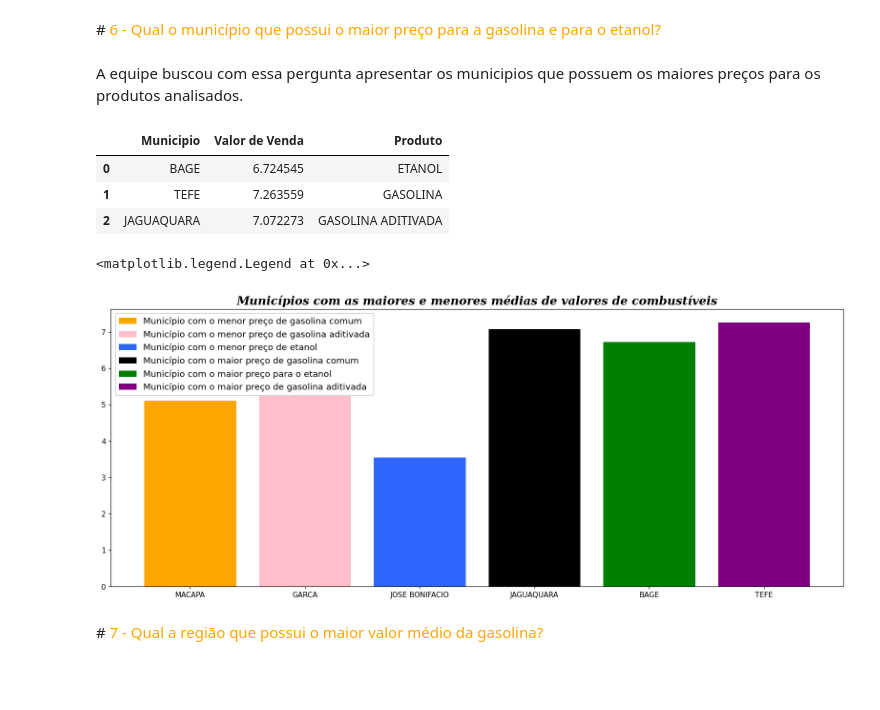
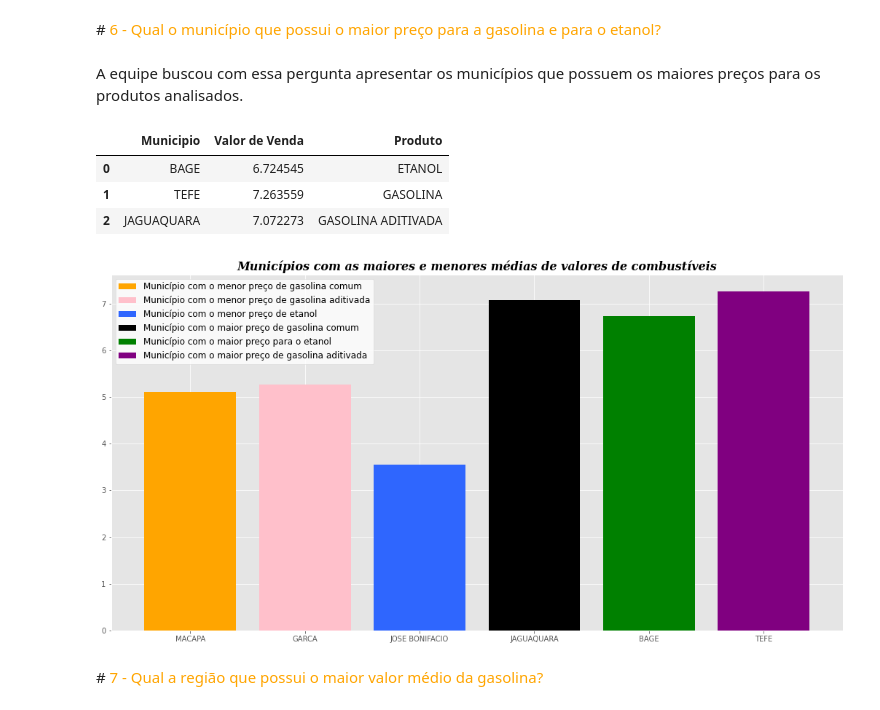
Before and after one commit to joaorosa2/analise_combustiveis_brasil, a Jupyter notebook: ProjetoM4.ipynb, the cells around one changed output. Saved outputs shown, nothing was run; the diff lists cells and outputs as text; code cells hidden in the pictures; blank space fills up the shorter version.

```diff
--- a/ProjetoM4.ipynb
+++ b/ProjetoM4.ipynb
@@ -166,7 +171,7 @@ tabelaAgosto = tabelaAgosto.drop('Complemento', axis=1)
 tabelaAgosto = tabelaAgosto.drop('Valor de Compra',axis=1)
 
 # ------------TRANSFORMANDO O FORMATO DA COLUNA-------------#
-tabelaAgosto['Data de Coleta'] = pd.to_datetime(tabelaAgosto['Data da Coleta'],format = '%d/%m/%Y')
+tabelaAgosto['Data da Coleta'] = pd.to_datetime(tabelaAgosto['Data da Coleta'],format = '%d/%m/%Y')
 tabelaJulho['Data da Coleta'] = pd.to_datetime(tabelaJulho['Data da Coleta'],format = '%d/%m/%Y')
 
 # ----------------------AGOSTO------------------------------#
@@ -174,7 +179,6 @@ tabelaJulho = tabelaJulho.drop('Nome da Rua', axis=1)
 tabelaJulho = tabelaJulho.drop('Numero Rua', axis=1)
 tabelaJulho = tabelaJulho.drop('Complemento', axis=1)
 tabelaJulho = tabelaJulho.drop('Valor de Compra',axis=1)
-tabelaAgosto['Data da Coleta'] = pd.to_datetime(tabelaAgosto['Data da Coleta'],format = '%d/%m/%Y')
 # %%
 # ----------------------UNINDO-DATAFRAMES--------------------#
 concateTabelas = pd.concat([tabelaJulho, tabelaAgosto], axis=0, ignore_index=True)
@@ -560,7 +565,7 @@ correlacao
 
 #<font color = orange> 6 - Qual o município que possui o maior preço para a gasolina e para o etanol?
 # %% [markdown]
-A equipe buscou com essa pergunta apresentar os municipios que possuem os maiores preços para os produtos analisados.
+A equipe buscou com essa pergunta apresentar os municípios que possuem os maiores preços para os produtos analisados.
 # %%
 #Criando uma variável com objetivo de armazenar os produtos, municipios e o maiores valor de venda do produto.
 maximoPorMunicipio = concateTabelas.groupby(['Produto','Municipio'])[['Valor de Venda']].mean()
@@ -587,31 +592,32 @@ concatMax2
 | 2 | JAGUAQUARA | 7.072273 | GASOLINA ADITIVADA |
 # %%
 #Representação grafica dos municípios com os maiores e menores valores de combustíveis do Brasil
-plt.figure(figsize=(18,7), dpi=110)
+plt.figure(figsize=(18,9))
 
 plot = plt.bar(concatMin[concatMin['Produto']=='GASOLINA']['Municipio'], concatMin[concatMin['Produto']=='GASOLINA']['Valor de Venda'],
     label='Município com o menor preço de gasolina comum', color='orange')
 
 plot = plt.bar(concatMin[concatMin['Produto']=='GASOLINA ADITIVADA']['Municipio'], concatMin[concatMin['Produto']=='GASOLINA ADITIVADA']['Valor de Venda'],
     label='Município com o menor preço de gasolina aditivada', color='Pink')
 
 plt.bar(concatMin[concatMin['Produto']=='ETANOL']['Municipio'], concatMin[concatMin['Produto']=='ETANOL']['Valor de Venda'],
     label='Município com o menor preço de etanol',color='#2f66fe')
 
 plt.bar(concatMax2[concatMax2['Produto']=='GASOLINA ADITIVADA']['Municipio'], concatMax2[concatMax2['Produto']=='GASOLINA ADITIVADA']['Valor de Venda'],
     label='Município com o maior preço de gasolina comum', color='black')
 
 plt.bar(concatMax2[concatMax2['Produto']=='ETANOL']['Municipio'], concatMax2[concatMax2['Produto']=='ETANOL']['Valor de Venda'],
     label='Município com o maior preço para o etanol',color='green')
 
 plt.bar(concatMax2[concatMax2['Produto']=='GASOLINA']['Municipio'], concatMax2[concatMax2['Produto']=='GASOLINA']['Valor de Venda'],
     label='Município com o maior preço de gasolina aditivada', color='purple')
 
 plt.title('Municípios com as maiores e menores médias de valores de combustíveis', fontsize=16, fontweight='bold', fontstyle='italic', fontfamily='serif' )
-plt.legend(fontsize=12, frameon=True, framealpha=2, facecolor='white')
+plt.legend(fontsize=12, facecolor='white')
+
+plt.show()
 # %% [output]
-<matplotlib.legend.Legend at 0x...>
-[figure, old version]
+[figure, new version]
 # %% [markdown]
 #<font color = orange> 7 - Qual a região que possui o maior valor médio da gasolina?
 # %% [markdown]
```
Also changed, not shown: parts of 23 cells of this notebook.
